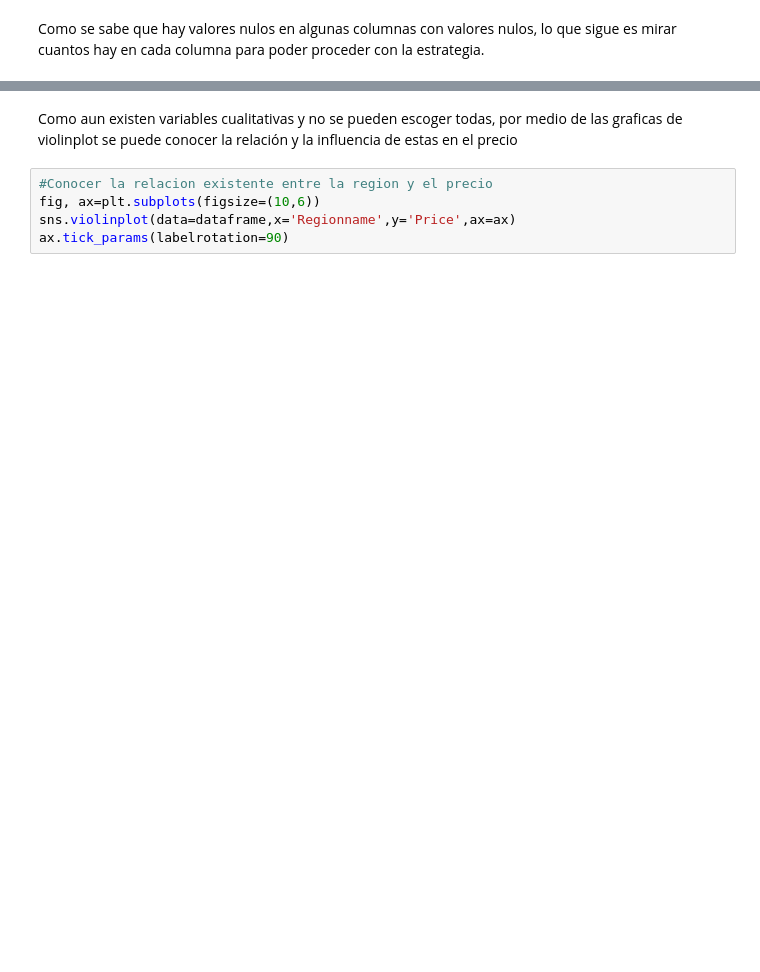
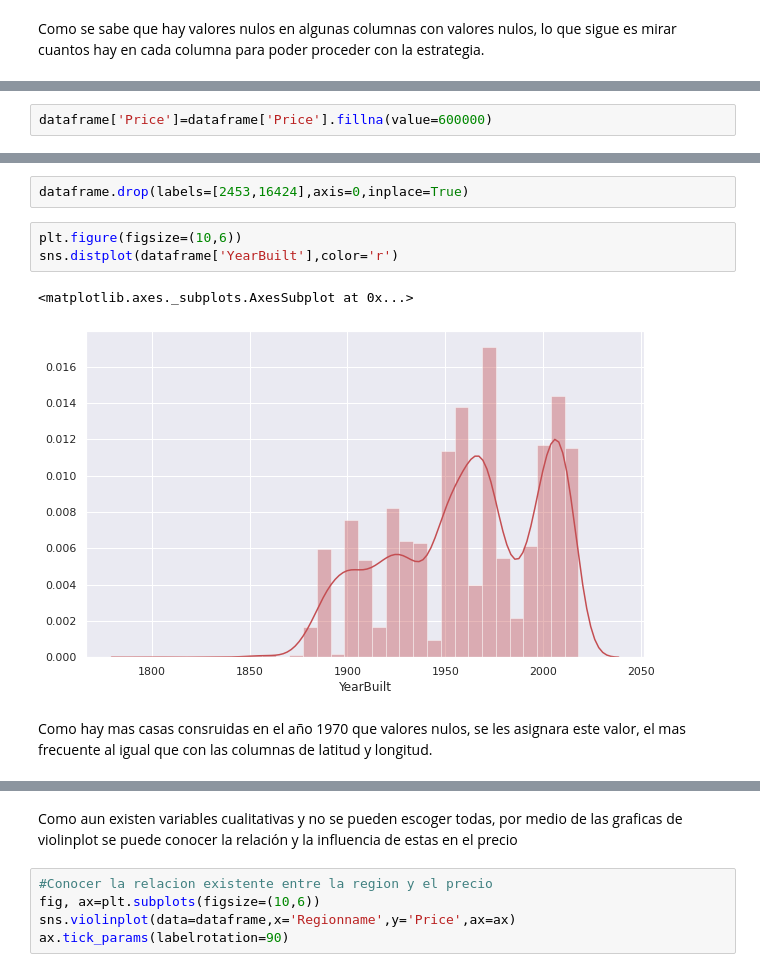
Before and after one commit to CamiloE/Proyectos-Personales, a Jupyter notebook: Precios_de_las_casas.ipynb, the cells around one changed output, grey strips where cells are left out. Cells and saved outputs as stored; diff of their text form; blank space fills up the shorter version.

```diff
--- a/Precios_de_las_casas.ipynb
+++ b/Precios_de_las_casas.ipynb
@@ -135,0 +203,2 @@ sns.distplot(dataframe['Price'],color='b')
+# %%
+dataframe['Price']=dataframe['Price'].fillna(value=600000)
@@ -135,0 +266,10 @@ sns.distplot(dataframe['Price'],color='b')
+# %%
+dataframe.drop(labels=[2453,16424],axis=0,inplace=True)
+# %%
+plt.figure(figsize=(10,6))
+sns.distplot(dataframe['YearBuilt'],color='r')
+# %% [output]
+<matplotlib.axes._subplots.AxesSubplot at 0x...>
+[figure, added]
+# %% [markdown]
+Como hay mas casas consruidas en el año 1970 que valores nulos, se les asignara este valor, el mas frecuente al igual que con las columnas de latitud y longitud.
```
Also changed, not shown: parts of 110 cells of this notebook.
